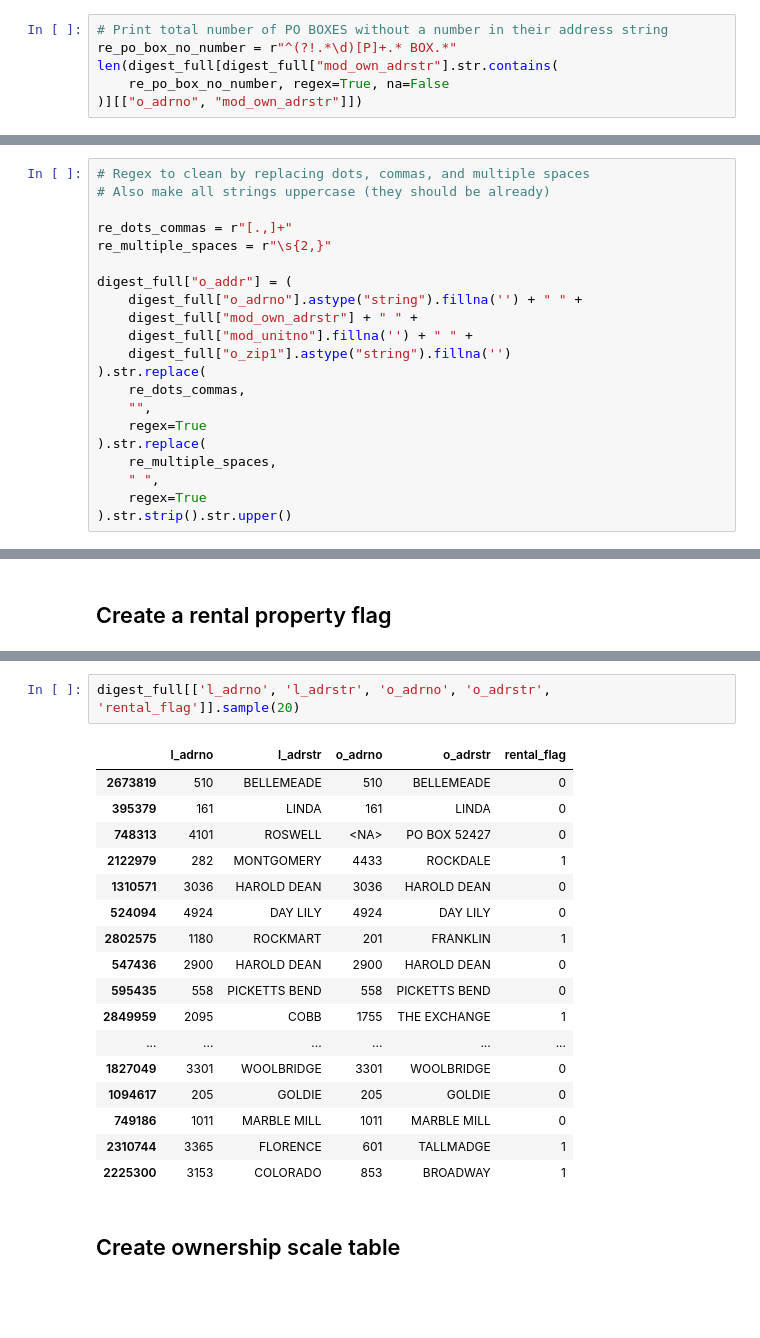
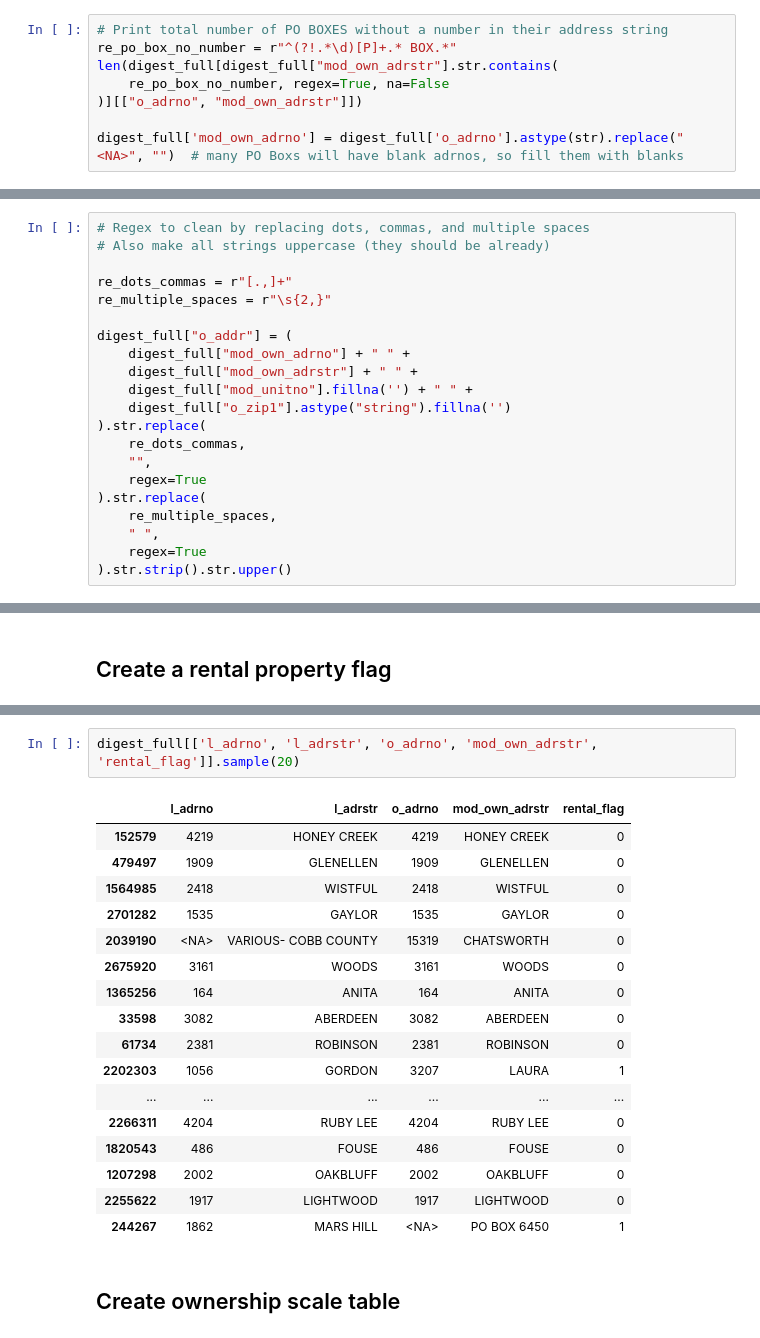
Before and after one commit to Urban-Research-Group/parcel-data-processor, a Jupyter notebook: code/cobb/03-cobb_ownership_keys.ipynb, the cells around one changed output, grey strips where cells are left out. Drawn from its saved outputs; the diff is of its cells as text; blank space fills up the shorter version.

Commit message:
rental flag improvements

```diff
--- a/code/cobb/03-cobb_ownership_keys.ipynb
+++ b/code/cobb/03-cobb_ownership_keys.ipynb
@@ -184,3 +184,5 @@ re_po_box_no_number = r"^(?!.*\d)[P]+.* BOX.*"
 len(digest_full[digest_full["mod_own_adrstr"].str.contains(
     re_po_box_no_number, regex=True, na=False
 )][["o_adrno", "mod_own_adrstr"]])
+
+digest_full['mod_own_adrno'] = digest_full['o_adrno'].astype(str).replace("<NA>", "")  # many PO Boxs will have blank adrnos, so fill them with blanks
@@ -194,7 +194,7 @@ re_dots_commas = r"[.,]+"
 re_multiple_spaces = r"\s{2,}"
 
 digest_full["o_addr"] = (
-    digest_full["o_adrno"].astype("string").fillna('') + " " +
+    digest_full["mod_own_adrno"] + " " +
     digest_full["mod_own_adrstr"] + " " +
     digest_full["mod_unitno"].fillna('') + " " +
     digest_full["o_zip1"].astype("string").fillna('')
@@ -275,25 +275,25 @@ digest_full.loc[
     "rental_flag"
 ] = 1
 # %%
-digest_full[['l_adrno', 'l_adrstr', 'o_adrno', 'o_adrstr', 'rental_flag']].sample(20)
+digest_full[['l_adrno', 'l_adrstr', 'o_adrno', 'mod_own_adrstr', 'rental_flag']].sample(20)
 # %% [output]
-|  | l_adrno | l_adrstr | o_adrno | o_adrstr | rental_flag |
-| 2673819 | 510 | BELLEMEADE | 510 | BELLEMEADE | 0 |
-| 395379 | 161 | LINDA | 161 | LINDA | 0 |
-| 748313 | 4101 | ROSWELL | <NA> | PO BOX 52427 | 0 |
-| 2122979 | 282 | MONTGOMERY | 4433 | ROCKDALE | 1 |
-| 1310571 | 3036 | HAROLD DEAN | 3036 | HAROLD DEAN | 0 |
-| 524094 | 4924 | DAY LILY | 4924 | DAY LILY | 0 |
-| 2802575 | 1180 | ROCKMART | 201 | FRANKLIN | 1 |
-| 547436 | 2900 | HAROLD DEAN | 2900 | HAROLD DEAN | 0 |
-| 595435 | 558 | PICKETTS BEND | 558 | PICKETTS BEND | 0 |
-| 2849959 | 2095 | COBB | 1755 | THE EXCHANGE | 1 |
+|  | l_adrno | l_adrstr | o_adrno | mod_own_adrstr | rental_flag |
+| 152579 | 4219 | HONEY CREEK | 4219 | HONEY CREEK | 0 |
+| 479497 | 1909 | GLENELLEN | 1909 | GLENELLEN | 0 |
+| 1564985 | 2418 | WISTFUL | 2418 | WISTFUL | 0 |
+| 2701282 | 1535 | GAYLOR | 1535 | GAYLOR | 0 |
+| 2039190 | <NA> | VARIOUS- COBB COUNTY | 15319 | CHATSWORTH | 0 |
+| 2675920 | 3161 | WOODS | 3161 | WOODS | 0 |
+| 1365256 | 164 | ANITA | 164 | ANITA | 0 |
+| 33598 | 3082 | ABERDEEN | 3082 | ABERDEEN | 0 |
+| 61734 | 2381 | ROBINSON | 2381 | ROBINSON | 0 |
+| 2202303 | 1056 | GORDON | 3207 | LAURA | 1 |
 | ... | ... | ... | ... | ... | ... |
-| 1827049 | 3301 | WOOLBRIDGE | 3301 | WOOLBRIDGE | 0 |
-| 1094617 | 205 | GOLDIE | 205 | GOLDIE | 0 |
-| 749186 | 1011 | MARBLE MILL | 1011 | MARBLE MILL | 0 |
-| 2310744 | 3365 | FLORENCE | 601 | TALLMADGE | 1 |
-| 2225300 | 3153 | COLORADO | 853 | BROADWAY | 1 |
+| 2266311 | 4204 | RUBY LEE | 4204 | RUBY LEE | 0 |
+| 1820543 | 486 | FOUSE | 486 | FOUSE | 0 |
+| 1207298 | 2002 | OAKBLUFF | 2002 | OAKBLUFF | 0 |
+| 2255622 | 1917 | LIGHTWOOD | 1917 | LIGHTWOOD | 0 |
+| 244267 | 1862 | MARS HILL | <NA> | PO BOX 6450 | 1 |
 # %% [markdown]
 ## Create ownership scale table
 # %%
```
Also changed, not shown: parts of 5 cells of this notebook, 1 other file.
